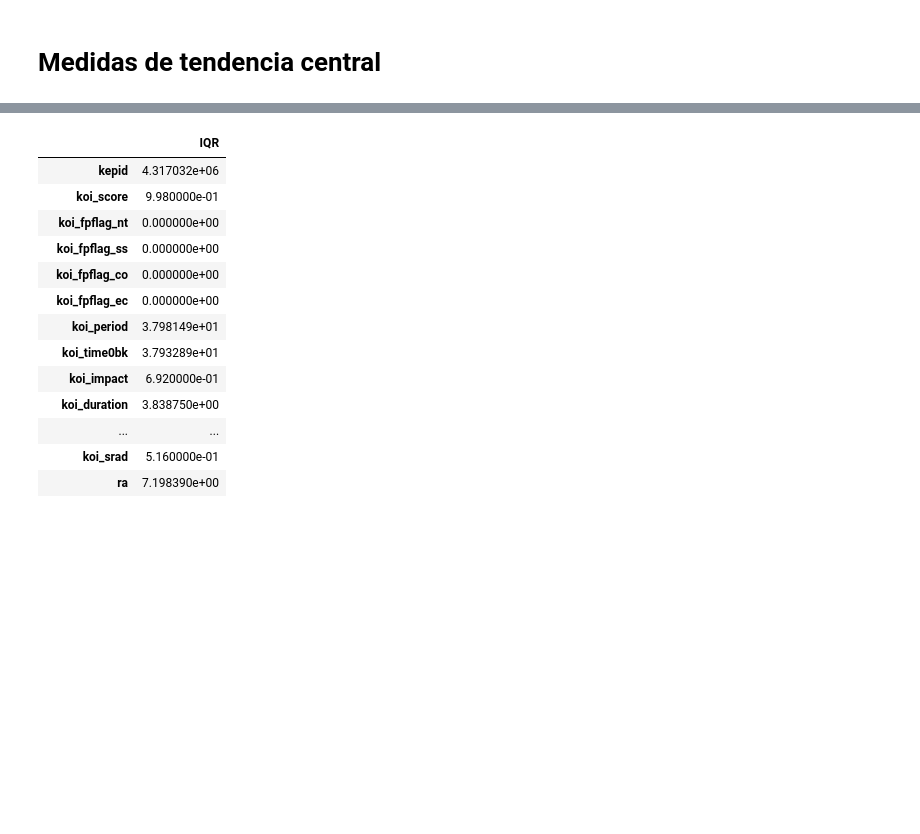
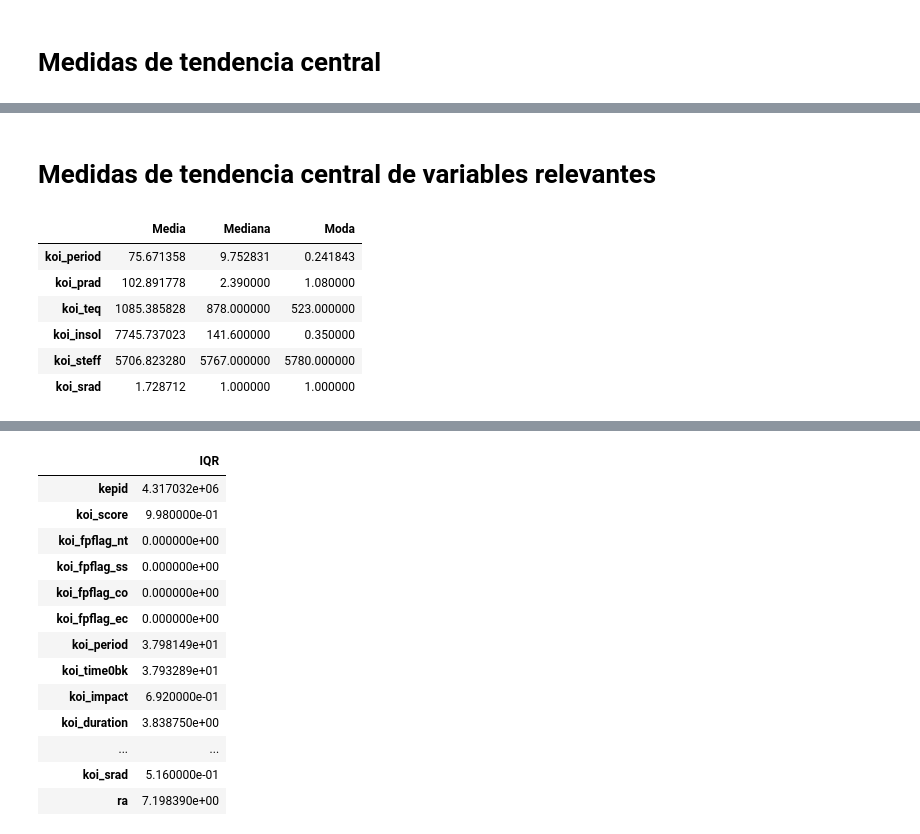
Before and after one commit to lvalencia232/KeplerExoplanet, a Jupyter notebook: kepler_exoplanet.ipynb, the cells around one changed output, grey strips where cells are left out. Saved outputs shown, nothing was run; the diff lists cells and outputs as text; code cells hidden in the pictures; blank space fills up the shorter version.

```diff
--- a/kepler_exoplanet.ipynb
+++ b/kepler_exoplanet.ipynb
@@ -987,0 +948,12 @@ Aquí se puede notar que varias variables astronómicas como koi_period, koi_dep
+# %% [markdown]
+# Medidas de tendencia central de variables relevantes
+# %%
+central_stats.loc[['koi_period', 'koi_prad', 'koi_teq', 'koi_insol', 'koi_steff', 'koi_srad']]
+# %% [output]
+|  | Media | Mediana | Moda |
+| koi_period | 75.671358 | 9.752831 | 0.241843 |
+| koi_prad | 102.891778 | 2.390000 | 1.080000 |
+| koi_teq | 1085.385828 | 878.000000 | 523.000000 |
+| koi_insol | 7745.737023 | 141.600000 | 0.350000 |
+| koi_steff | 5706.823280 | 5767.000000 | 5780.000000 |
+| koi_srad | 1.728712 | 1.000000 | 1.000000 |
```
Also changed, not shown: parts of 10 cells of this notebook.
